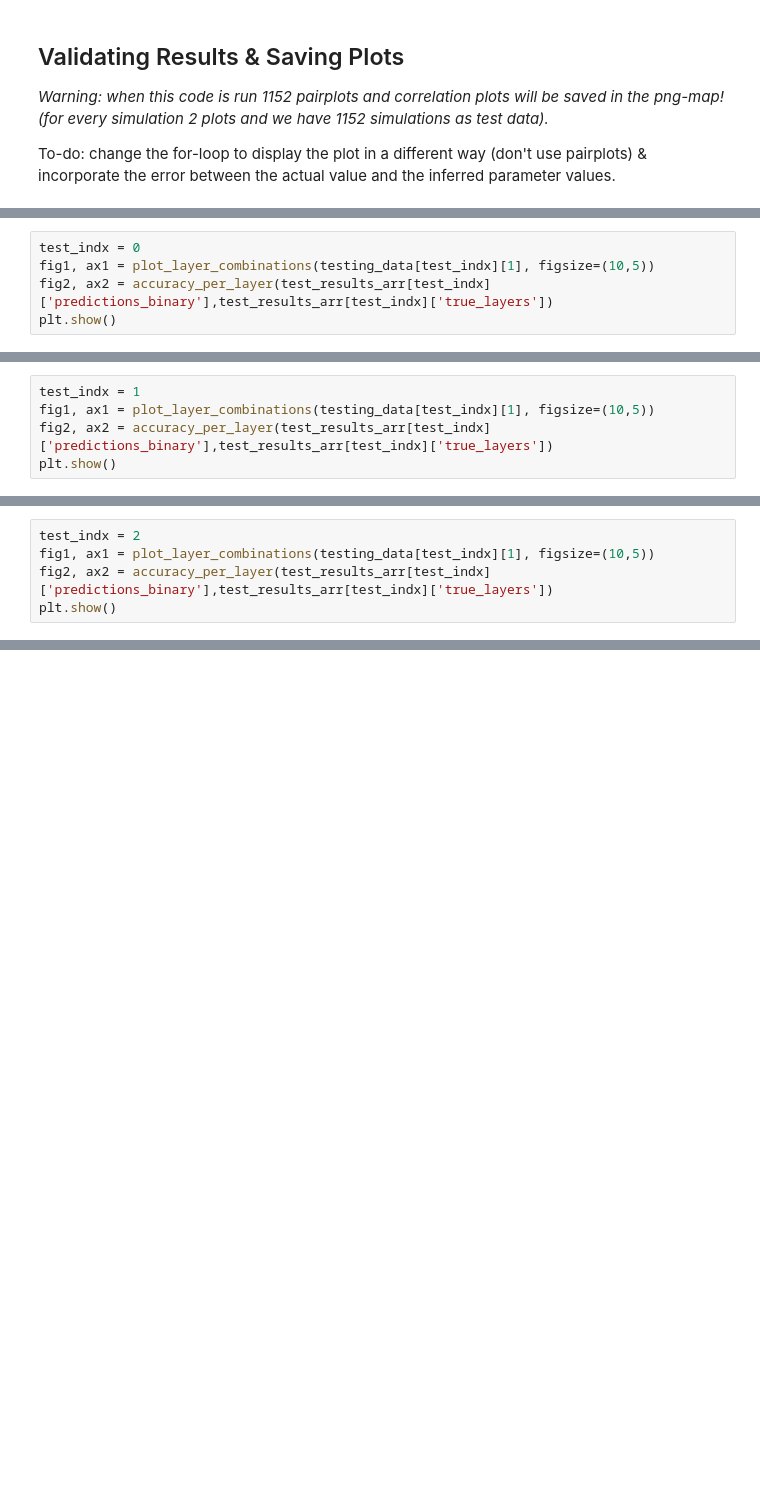
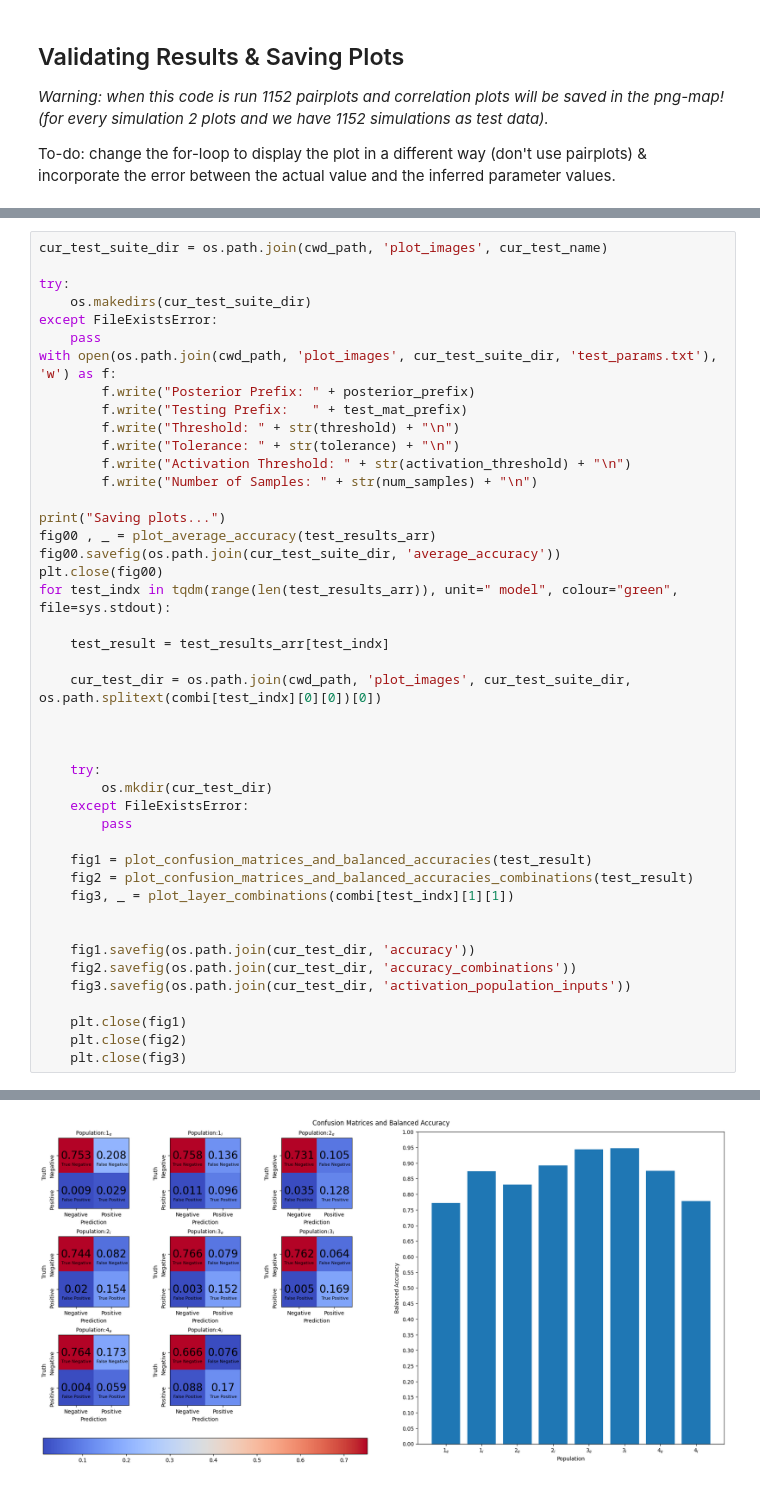
Before and after one commit to damourChris/MSB1013_ComputationalNeuroscience, a Jupyter notebook: SBI/main_test.ipynb, the cells around one changed output, grey strips where cells are left out. Cells and saved outputs as stored; diff of their text form; blank space fills up the shorter version.

Commit message:
[SBI] Added methods to compute and plot average accuracy accross models

```diff
--- a/SBI/main_test.ipynb
+++ b/SBI/main_test.ipynb
@@ -238,5 +271,0 @@ Testing model:  posterior_with_new_betas_03.pt
-# %%
-test_indx = 0
-fig1, ax1 = plot_layer_combinations(testing_data[test_indx][1], figsize=(10,5))
-fig2, ax2 = accuracy_per_layer(test_results_arr[test_indx]['predictions_binary'],test_results_arr[test_indx]['true_layers'])
-plt.show()
@@ -246,5 +271,0 @@ plt.show()
-# %%
-test_indx = 1
-fig1, ax1 = plot_layer_combinations(testing_data[test_indx][1], figsize=(10,5))
-fig2, ax2 = accuracy_per_layer(test_results_arr[test_indx]['predictions_binary'],test_results_arr[test_indx]['true_layers'])
-plt.show()
@@ -254,5 +271,0 @@ plt.show()
-# %%
-test_indx = 2
-fig1, ax1 = plot_layer_combinations(testing_data[test_indx][1], figsize=(10,5))
-fig2, ax2 = accuracy_per_layer(test_results_arr[test_indx]['predictions_binary'],test_results_arr[test_indx]['true_layers'])
-plt.show()
@@ -265,0 +272,45 @@ np.mean(np.arange(0,100, 0.1))
+# %%
+cur_test_suite_dir = os.path.join(cwd_path, 'plot_images', cur_test_name)
+
+try:
+    os.makedirs(cur_test_suite_dir)
+except FileExistsError:
+    pass
+with open(os.path.join(cwd_path, 'plot_images', cur_test_suite_dir, 'test_params.txt'), 'w') as f:
+        f.write("Posterior Prefix: " + posterior_prefix)
+        f.write("Testing Prefix:   " + test_mat_prefix)
+        f.write("Threshold: " + str(threshold) + "\n")
+        f.write("Tolerance: " + str(tolerance) + "\n")
+        f.write("Activation Threshold: " + str(activation_threshold) + "\n")
+        f.write("Number of Samples: " + str(num_samples) + "\n")
+
+print("Saving plots...")
+fig00 , _ = plot_average_accuracy(test_results_arr)
+fig00.savefig(os.path.join(cur_test_suite_dir, 'average_accuracy'))
+plt.close(fig00)
+for test_indx in tqdm(range(len(test_results_arr)), unit=" model", colour="green", file=sys.stdout):
+
+    test_result = test_results_arr[test_indx]
+
+    cur_test_dir = os.path.join(cwd_path, 'plot_images', cur_test_suite_dir, os.path.splitext(combi[test_indx][0][0])[0])
+
+
+
+    try:
+        os.mkdir(cur_test_dir)
+    except FileExistsError:
+        pass
+
+    fig1 = plot_confusion_matrices_and_balanced_accuracies(test_result)
+    fig2 = plot_confusion_matrices_and_balanced_accuracies_combinations(test_result)
+    fig3, _ = plot_layer_combinations(combi[test_indx][1][1])
+
+
+    fig1.savefig(os.path.join(cur_test_dir, 'accuracy'))
+    fig2.savefig(os.path.join(cur_test_dir, 'accuracy_combinations'))
+    fig3.savefig(os.path.join(cur_test_dir, 'activation_population_inputs'))
+
+    plt.close(fig1)
+    plt.close(fig2)
+    plt.close(fig3)
+# %% [output]
@@ -265,0 +319 @@ np.mean(np.arange(0,100, 0.1))
+[figure, added]
```
Also changed, not shown: parts of 11 cells of this notebook, 1 other file.
